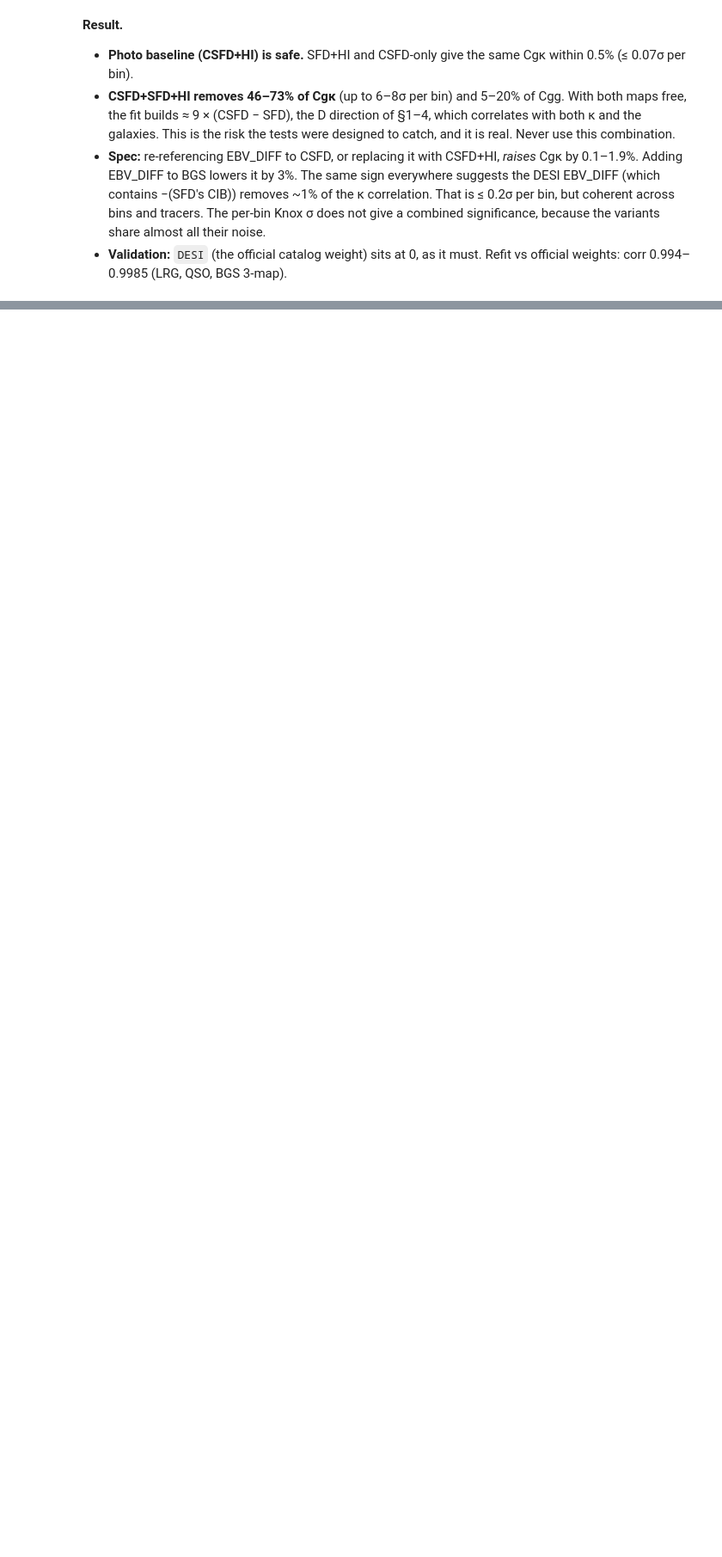
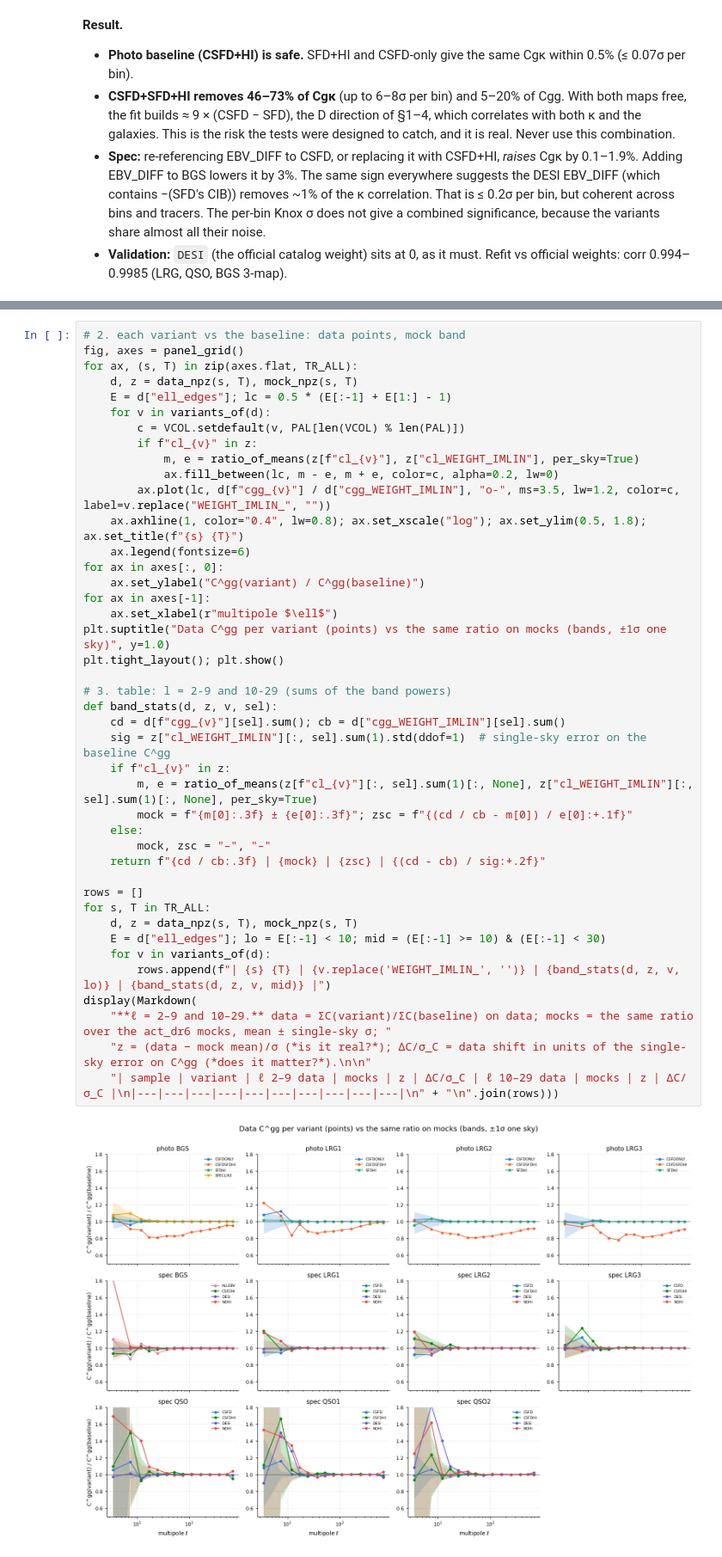
Before and after one commit to sofiachiarenza/Y3_mock_imweights, a Jupyter notebook: TESTS_SUMMARY.ipynb, the cells around one changed output, grey strips where cells are left out. Shown at 86% size. Drawn from its saved outputs; the diff is of its cells as text; blank space fills up the shorter version.

```diff
--- a/TESTS_SUMMARY.ipynb
+++ b/TESTS_SUMMARY.ipynb
@@ -560,0 +608,44 @@ plt.tight_layout(); plt.show()
+# %%
+# 2. each variant vs the baseline: data points, mock band
+fig, axes = panel_grid()
+for ax, (s, T) in zip(axes.flat, TR_ALL):
+    d, z = data_npz(s, T), mock_npz(s, T)
+    E = d["ell_edges"]; lc = 0.5 * (E[:-1] + E[1:] - 1)
+    for v in variants_of(d):
+        c = VCOL.setdefault(v, PAL[len(VCOL) % len(PAL)])
+        if f"cl_{v}" in z:
+            m, e = ratio_of_means(z[f"cl_{v}"], z["cl_WEIGHT_IMLIN"], per_sky=True)
+            ax.fill_between(lc, m - e, m + e, color=c, alpha=0.2, lw=0)
+        ax.plot(lc, d[f"cgg_{v}"] / d["cgg_WEIGHT_IMLIN"], "o-", ms=3.5, lw=1.2, color=c, label=v.replace("WEIGHT_IMLIN_", ""))
+    ax.axhline(1, color="0.4", lw=0.8); ax.set_xscale("log"); ax.set_ylim(0.5, 1.8); ax.set_title(f"{s} {T}")
+    ax.legend(fontsize=6)
+for ax in axes[:, 0]:
+    ax.set_ylabel("C^gg(variant) / C^gg(baseline)")
+for ax in axes[-1]:
+    ax.set_xlabel(r"multipole $\ell$")
+plt.suptitle("Data C^gg per variant (points) vs the same ratio on mocks (bands, ±1σ one sky)", y=1.0)
+plt.tight_layout(); plt.show()
+
+# 3. table: l = 2-9 and 10-29 (sums of the band powers)
+def band_stats(d, z, v, sel):
+    cd = d[f"cgg_{v}"][sel].sum(); cb = d["cgg_WEIGHT_IMLIN"][sel].sum()
+    sig = z["cl_WEIGHT_IMLIN"][:, sel].sum(1).std(ddof=1)  # single-sky error on the baseline C^gg
+    if f"cl_{v}" in z:
+        m, e = ratio_of_means(z[f"cl_{v}"][:, sel].sum(1)[:, None], z["cl_WEIGHT_IMLIN"][:, sel].sum(1)[:, None], per_sky=True)
+        mock = f"{m[0]:.3f} ± {e[0]:.3f}"; zsc = f"{(cd / cb - m[0]) / e[0]:+.1f}"
+    else:
+        mock, zsc = "–", "–"
+    return f"{cd / cb:.3f} | {mock} | {zsc} | {(cd - cb) / sig:+.2f}"
+
+rows = []
+for s, T in TR_ALL:
+    d, z = data_npz(s, T), mock_npz(s, T)
+    E = d["ell_edges"]; lo = E[:-1] < 10; mid = (E[:-1] >= 10) & (E[:-1] < 30)
+    for v in variants_of(d):
+        rows.append(f"| {s} {T} | {v.replace('WEIGHT_IMLIN_', '')} | {band_stats(d, z, v, lo)} | {band_stats(d, z, v, mid)} |")
+display(Markdown(
+    "**ℓ = 2–9 and 10–29.** data = ΣC(variant)/ΣC(baseline) on data; mocks = the same ratio over the act_dr6 mocks, mean ± single-sky σ; "
+    "z = (data − mock mean)/σ (*is it real?*); ΔC/σ_C = data shift in units of the single-sky error on C^gg (*does it matter?*).\n\n"
+    "| sample | variant | ℓ 2–9 data | mocks | z | ΔC/σ_C | ℓ 10–29 data | mocks | z | ΔC/σ_C |\n|---|---|---|---|---|---|---|---|---|---|\n" + "\n".join(rows)))
+# %% [output]
+[figure, added]
```
Also changed, not shown: parts of 8 cells of this notebook, 47 other files.
